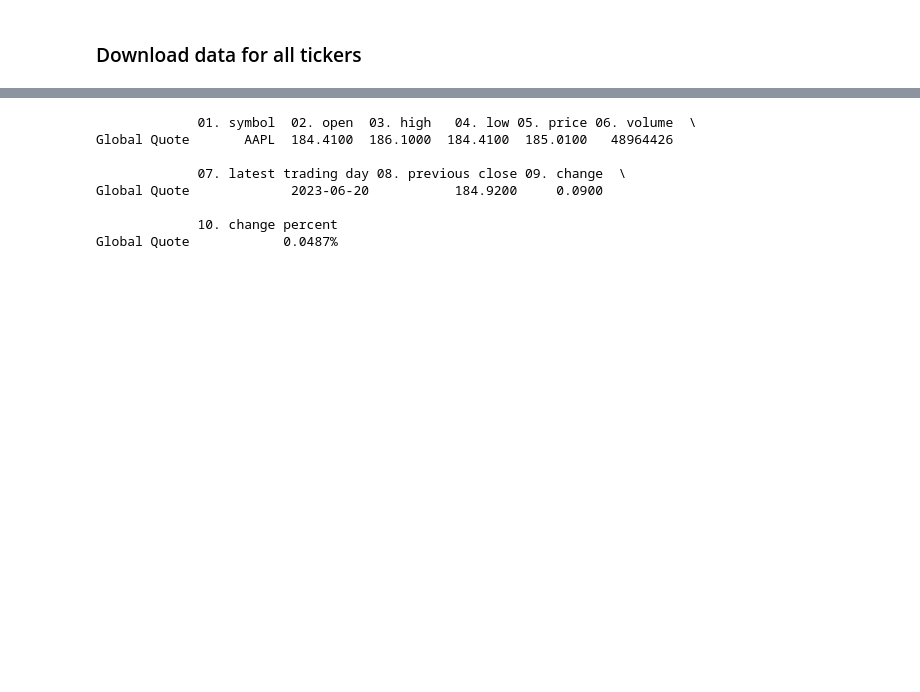
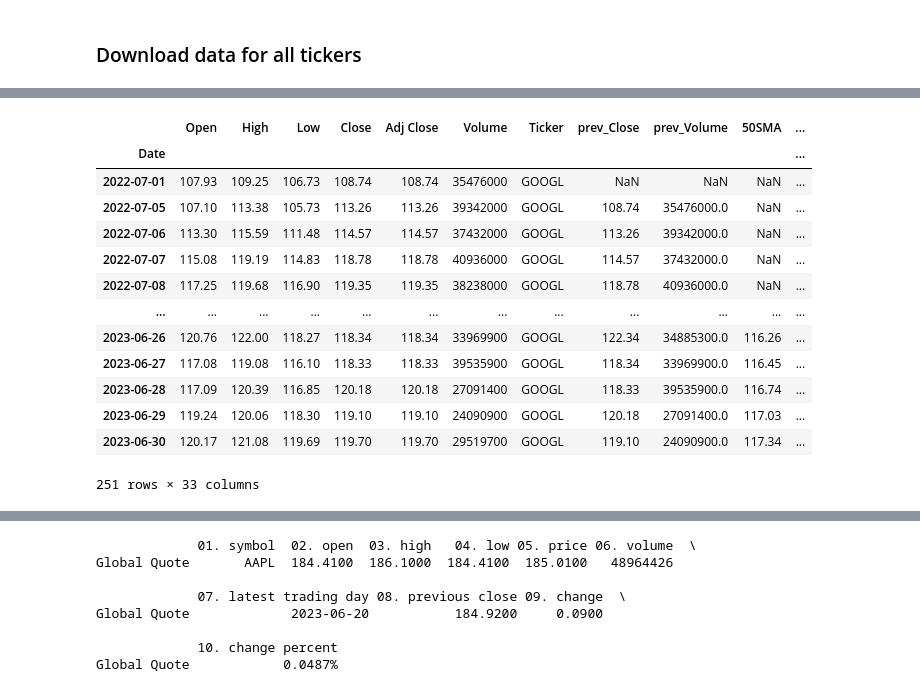
Before and after one commit to raghuchilukamari/trading-bot, a Jupyter notebook: screener.ipynb, the cells around one changed output, grey strips where cells are left out. Drawn from its saved outputs; the diff is of its cells as text; code cells hidden in the pictures; blank space fills up the shorter version.

```diff
--- a/screener.ipynb
+++ b/screener.ipynb
@@ -164,0 +384,17 @@ for stock in tickers:
+# %%
+display(stock_data_df)
+# %% [output]
+|  | Open | High | Low | Close | Adj Close | Volume | Ticker | prev_Close | prev_Volume | 50SMA | ... |
+| Date |  |  |  |  |  |  |  |  |  |  | ... |
+| 2022-07-01 | 107.93 | 109.25 | 106.73 | 108.74 | 108.74 | 35476000 | GOOGL | NaN | NaN | NaN | ... |
+| 2022-07-05 | 107.10 | 113.38 | 105.73 | 113.26 | 113.26 | 39342000 | GOOGL | 108.74 | 35476000.0 | NaN | ... |
+| 2022-07-06 | 113.30 | 115.59 | 111.48 | 114.57 | 114.57 | 37432000 | GOOGL | 113.26 | 39342000.0 | NaN | ... |
+| 2022-07-07 | 115.08 | 119.19 | 114.83 | 118.78 | 118.78 | 40936000 | GOOGL | 114.57 | 37432000.0 | NaN | ... |
+| 2022-07-08 | 117.25 | 119.68 | 116.90 | 119.35 | 119.35 | 38238000 | GOOGL | 118.78 | 40936000.0 | NaN | ... |
+| ... | ... | ... | ... | ... | ... | ... | ... | ... | ... | ... | ... |
+| 2023-06-26 | 120.76 | 122.00 | 118.27 | 118.34 | 118.34 | 33969900 | GOOGL | 122.34 | 34885300.0 | 116.26 | ... |
+| 2023-06-27 | 117.08 | 119.08 | 116.10 | 118.33 | 118.33 | 39535900 | GOOGL | 118.34 | 33969900.0 | 116.45 | ... |
+| 2023-06-28 | 117.09 | 120.39 | 116.85 | 120.18 | 120.18 | 27091400 | GOOGL | 118.33 | 39535900.0 | 116.74 | ... |
+| 2023-06-29 | 119.24 | 120.06 | 118.30 | 119.10 | 119.10 | 24090900 | GOOGL | 120.18 | 27091400.0 | 117.03 | ... |
+| 2023-06-30 | 120.17 | 121.08 | 119.69 | 119.70 | 119.70 | 29519700 | GOOGL | 119.10 | 24090900.0 | 117.34 | ... |
+251 rows × 33 columns
```
Also changed, not shown: parts of 25 cells of this notebook, 16 other files.
